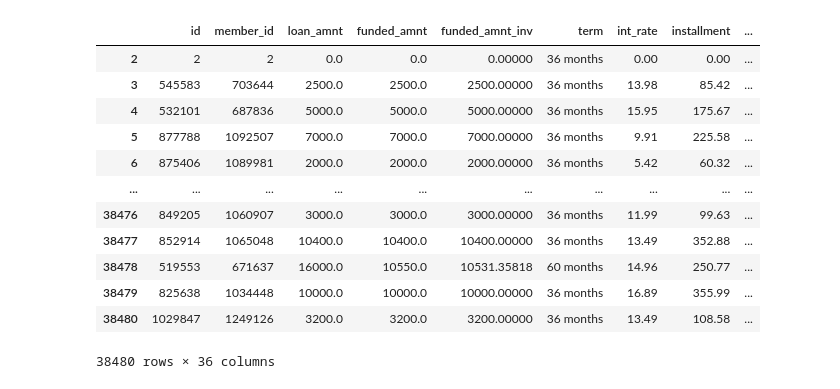
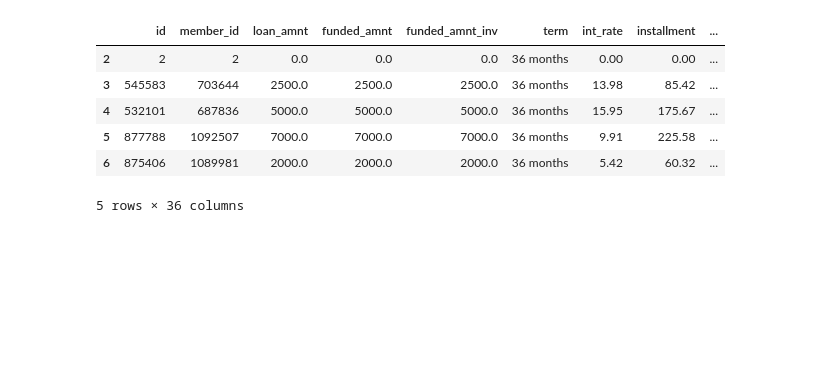
Before and after one commit to lukenelson1012/loan-default, a Jupyter notebook: notebooks/LoanDefaults.ipynb, the cells around one changed output. Drawn from its saved outputs; the diff is of its cells as text; code cells hidden in the pictures; blank space fills up the shorter version.

Commit message:
Loads data successfully

```diff
--- a/notebooks/LoanDefaults.ipynb
+++ b/notebooks/LoanDefaults.ipynb
@@ -8,17 +13,11 @@ from sklearn.metrics import classification_report
 # %%
-df = pd.read_csv("../data/Anonymize_Loan_Default_data.csv")
-df
+df = pd.read_csv("C:/Users/lukea/Documents/projects/LoanDefault/data/Anonymize_Loan_Default_data.csv")
+df.head()
 # %% [output]
 |  | id | member_id | loan_amnt | funded_amnt | funded_amnt_inv | term | int_rate | installment | ... |
-| 2 | 2 | 2 | 0.0 | 0.0 | 0.00000 | 36 months | 0.00 | 0.00 | ... |
-| 3 | 545583 | 703644 | 2500.0 | 2500.0 | 2500.00000 | 36 months | 13.98 | 85.42 | ... |
-| 4 | 532101 | 687836 | 5000.0 | 5000.0 | 5000.00000 | 36 months | 15.95 | 175.67 | ... |
-| 5 | 877788 | 1092507 | 7000.0 | 7000.0 | 7000.00000 | 36 months | 9.91 | 225.58 | ... |
-| 6 | 875406 | 1089981 | 2000.0 | 2000.0 | 2000.00000 | 36 months | 5.42 | 60.32 | ... |
-| ... | ... | ... | ... | ... | ... | ... | ... | ... | ... |
-| 38476 | 849205 | 1060907 | 3000.0 | 3000.0 | 3000.00000 | 36 months | 11.99 | 99.63 | ... |
-| 38477 | 852914 | 1065048 | 10400.0 | 10400.0 | 10400.00000 | 36 months | 13.49 | 352.88 | ... |
-| 38478 | 519553 | 671637 | 16000.0 | 10550.0 | 10531.35818 | 60 months | 14.96 | 250.77 | ... |
-| 38479 | 825638 | 1034448 | 10000.0 | 10000.0 | 10000.00000 | 36 months | 16.89 | 355.99 | ... |
-| 38480 | 1029847 | 1249126 | 3200.0 | 3200.0 | 3200.00000 | 36 months | 13.49 | 108.58 | ... |
+| 2 | 2 | 2 | 0.0 | 0.0 | 0.0 | 36 months | 0.00 | 0.00 | ... |
+| 3 | 545583 | 703644 | 2500.0 | 2500.0 | 2500.0 | 36 months | 13.98 | 85.42 | ... |
+| 4 | 532101 | 687836 | 5000.0 | 5000.0 | 5000.0 | 36 months | 15.95 | 175.67 | ... |
+| 5 | 877788 | 1092507 | 7000.0 | 7000.0 | 7000.0 | 36 months | 9.91 | 225.58 | ... |
+| 6 | 875406 | 1089981 | 2000.0 | 2000.0 | 2000.0 | 36 months | 5.42 | 60.32 | ... |
-38480 rows × 36 columns
+5 rows × 36 columns
```
Also changed, not shown: parts of 25 cells of this notebook, 1 other file.
